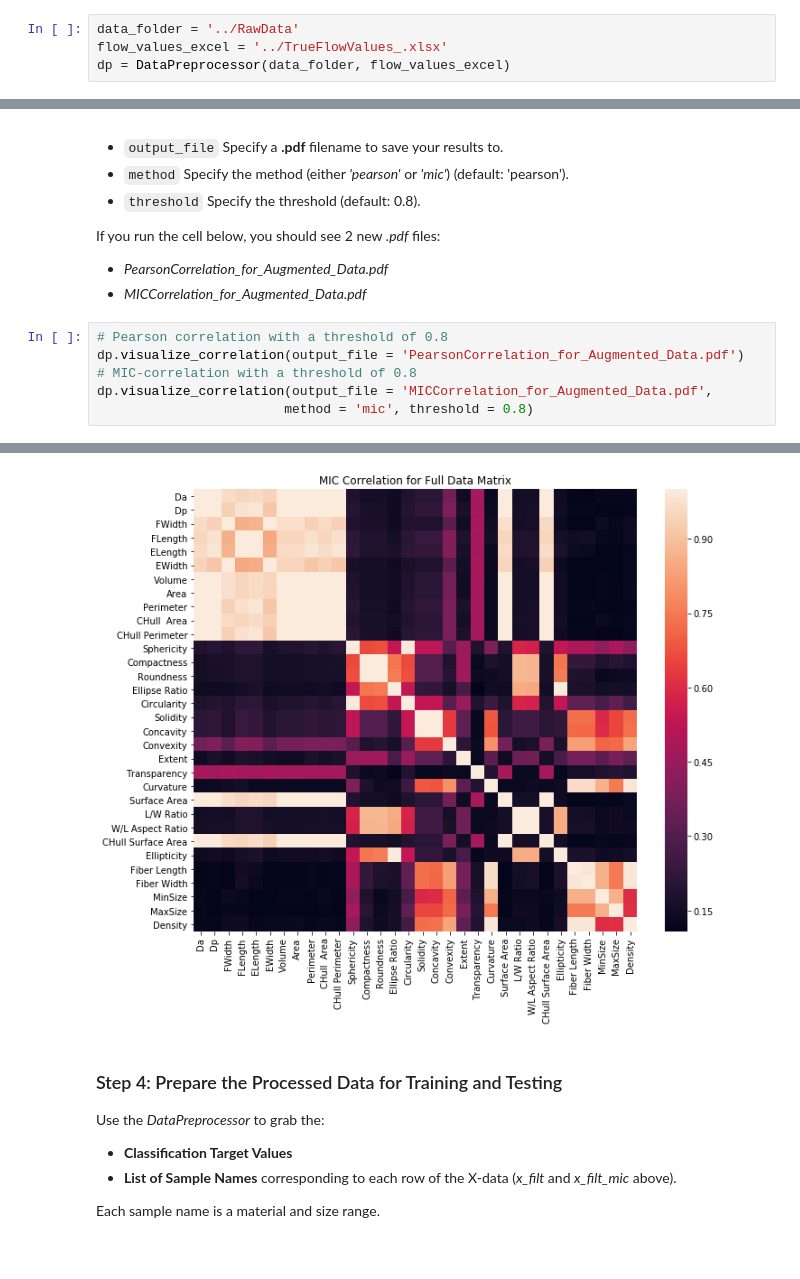
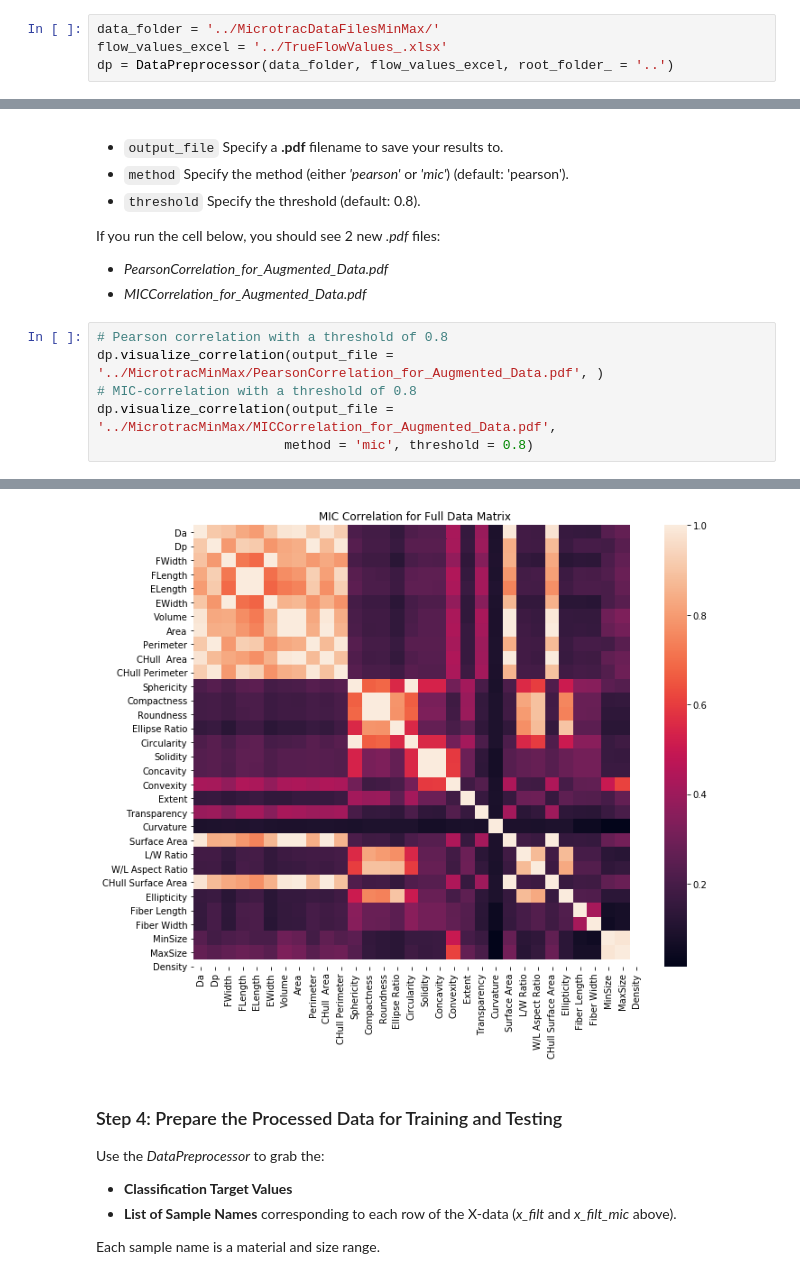
Before and after one commit to ostapen/flowability, a Jupyter notebook: Notebooks/Flowability Classification - Binary or Multiclass.ipynb, the cells around one changed output, grey strips where cells are left out. Cells and saved outputs as stored; diff of their text form.

```diff
--- a/Notebooks/Flowability Classification - Binary or Multiclass.ipynb
+++ b/Notebooks/Flowability Classification - Binary or Multiclass.ipynb
@@ -48,6 +50,6 @@ Specify the:
 * In the Flow Values Excel sheet, do **not** type outside of the colored rows, especially in rows below the data. If adding more data, make sure to follow the same format as in the sheet.
 * Make sure the names of your samples, and size ranges of the samples, match **exactly** with how they are named in each raw Excel data sheet in your data folder.
 # %%
-data_folder = '../RawData'
+data_folder = '../MicrotracDataFilesMinMax/'
 flow_values_excel = '../TrueFlowValues_.xlsx'
-dp = DataPreprocessor(data_folder, flow_values_excel)
+dp = DataPreprocessor(data_folder, flow_values_excel, root_folder_ = '..')
@@ -101,8 +114,8 @@ If you run the cell below, you should see 2 new *.pdf* files:
 * *MICCorrelation_for_Augmented_Data.pdf*
 # %%
 # Pearson correlation with a threshold of 0.8
-dp.visualize_correlation(output_file = 'PearsonCorrelation_for_Augmented_Data.pdf')
+dp.visualize_correlation(output_file = '../MicrotracMinMax/PearsonCorrelation_for_Augmented_Data.pdf', )
 # MIC-correlation with a threshold of 0.8
-dp.visualize_correlation(output_file = 'MICCorrelation_for_Augmented_Data.pdf',
+dp.visualize_correlation(output_file = '../MicrotracMinMax/MICCorrelation_for_Augmented_Data.pdf',
                         method = 'mic', threshold = 0.8)
 # %% [output]
@@ -110,4 +123,4 @@ dp.visualize_correlation(output_file = 'MICCorrelation_for_Augmented_Data.pdf',
-[figure, old version]
+[figure, new version]
 # %% [markdown]
 ### Step 4: Prepare the Processed Data for Training and Testing
 Use the *DataPreprocessor* to grab the:
```
Also changed, not shown: parts of 15 cells of this notebook.
